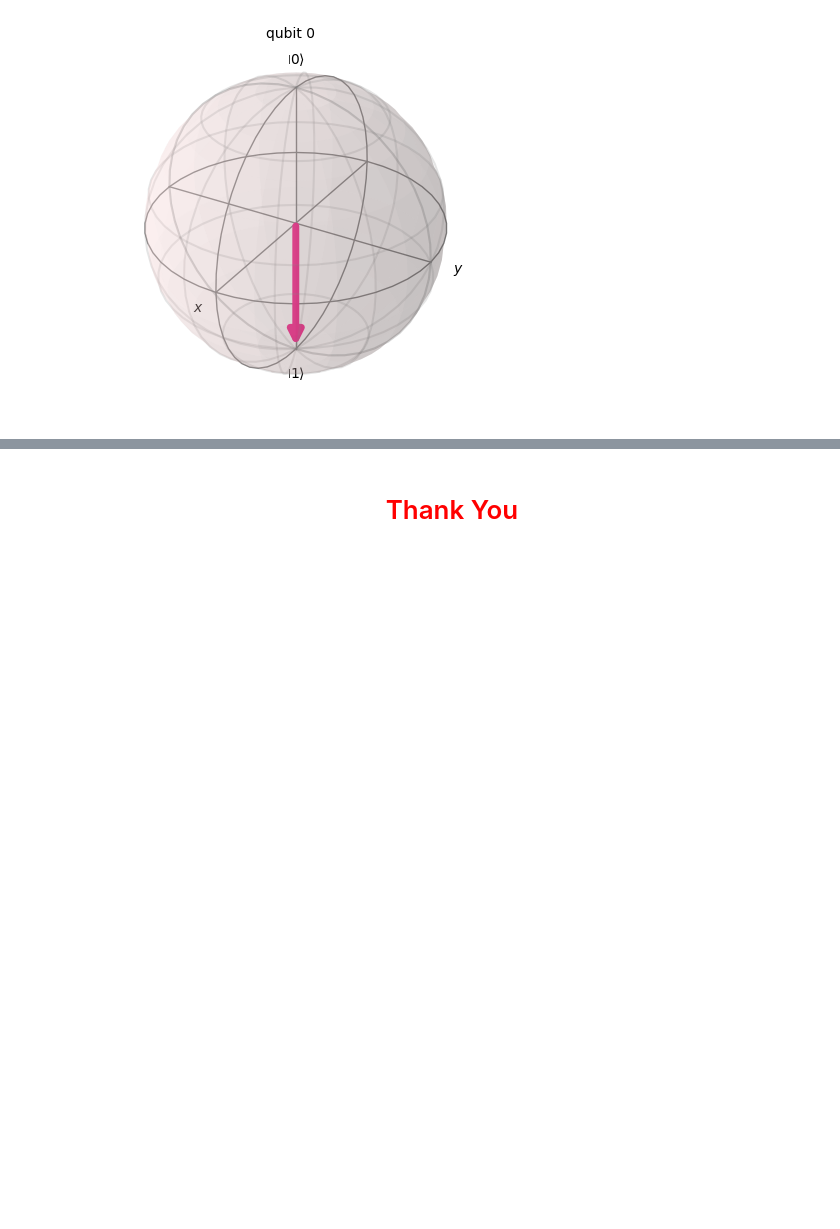
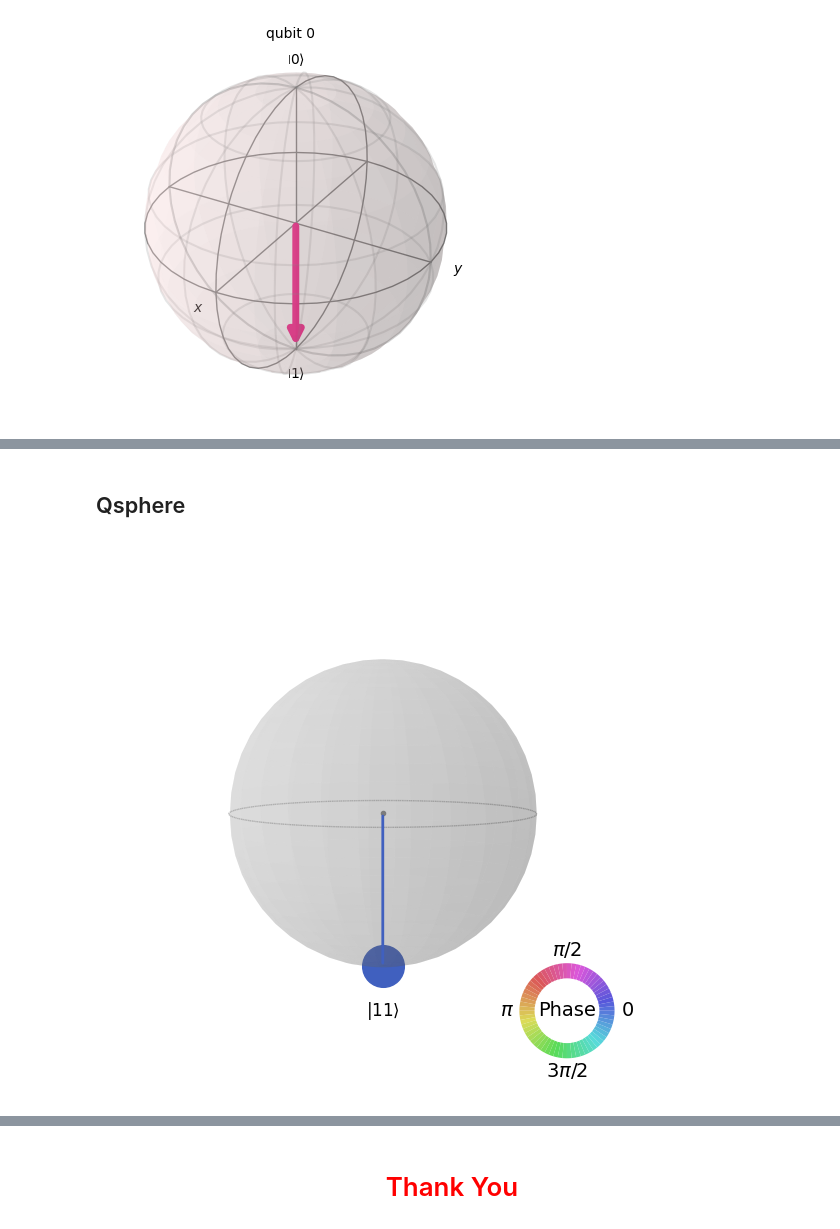
Before and after one commit to LTJ508/Quantum_Computing, a Jupyter notebook: Qiskit Practice/Qiskit_Practice.ipynb, the cells around one changed output, grey strips where cells are left out. Cells and saved outputs as stored; diff of their text form; code cells hidden in the pictures; blank space fills up the shorter version.

```diff
--- a/Qiskit Practice/Qiskit_Practice.ipynb
+++ b/Qiskit Practice/Qiskit_Practice.ipynb
@@ -99,0 +204,6 @@ plot_bloch_multivector(final_state)
+# %% [markdown]
+## Qsphere
+# %%
+plot_state_qsphere(final_state)
+# %% [output]
+[figure, added]
```
Also changed, not shown: parts of 78 cells of this notebook.
